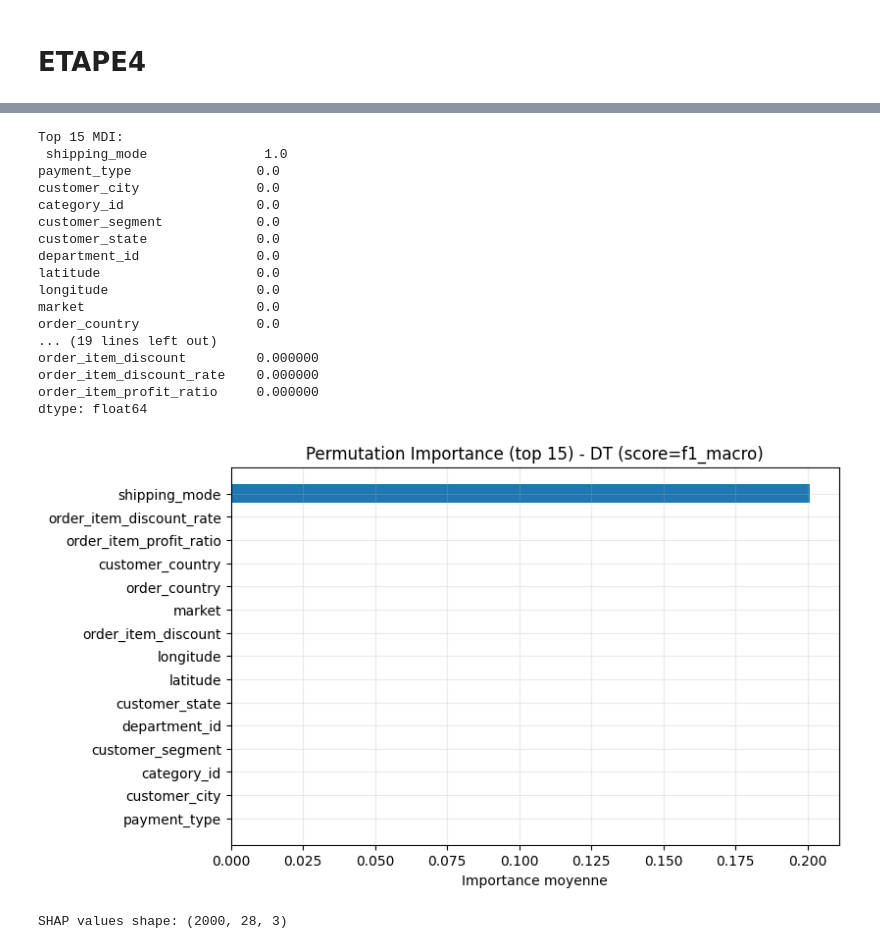
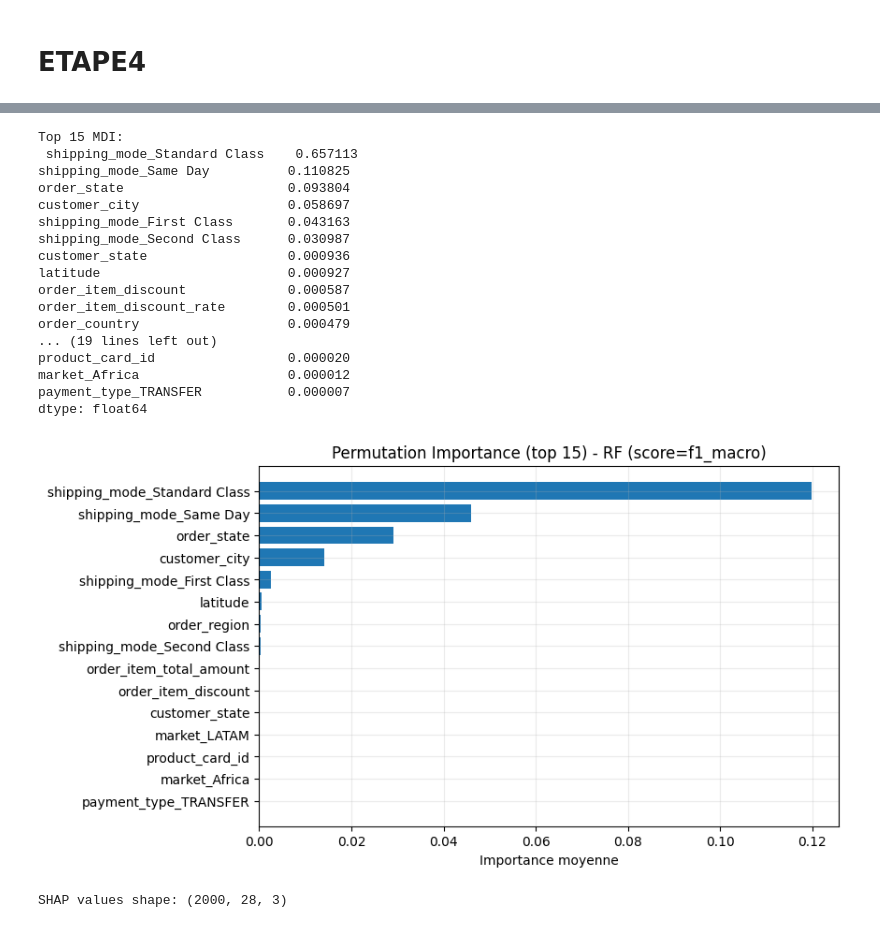
Before and after one commit to moubarik-ashraf/DS_Project, a Jupyter notebook: notebooks/02_modeling.ipynb, the cells around one changed output, grey strips where cells are left out. Drawn from its saved outputs; the diff is of its cells as text; code cells hidden in the pictures.

```diff
--- a/notebooks/02_modeling.ipynb
+++ b/notebooks/02_modeling.ipynb
@@ -50,7 +50,7 @@ print("📂 PRÉPARATION DES DONNÉES (UNE FOIS POUR TOUTES)")
 print("-" * 60)
 
 # 1) Chargement
-file_name = "/content/DS_Project/data/processed/data_processed_final.csv"
+file_name = "/content/DS_Project/data/processed/data_processed_final_v4.csv"
 df = pd.read_csv(file_name)
 print(f"✅ Données chargées : {df.shape[0]} lignes, {df.shape[1]} colonnes.")
 
@@ -1555,29 +1495,2 @@ plt.show()
 # %% [markdown]
 # ETAPE4
-# %%
-from sklearn.tree import DecisionTreeClassifier
-from sklearn.metrics import classification_report, confusion_matrix, f1_score, balanced_accuracy_score
-import pandas as pd
-
-RANDOM_STATE = 42
-
-# ✅ Ta config DT sélectionnée sur validation
-dt_params = {
-    "criterion": "entropy",
-    "random_state": RANDOM_STATE,
-    "ccp_alpha": 0.0016383993835282328,
-    "max_depth": 6,                 # IMPORTANT: int (pas float)
-    "min_samples_split": 76,
-    "min_samples_leaf": 19,
-    "class_weight": None
-}
-
-dt_final = DecisionTreeClassifier(**dt_params)
-dt_final.fit(X_trainval, y_trainval)
-
-y_pred_test = dt_final.predict(X_test)
-
-print("macro_f1:", f1_score(y_test, y_pred_test, average="macro"))
-print("balanced_acc:", balanced_accuracy_score(y_test, y_pred_test))
-print("\nClassification report:\n", classification_report(y_test, y_pred_test))
-print("\nConfusion matrix:\n", confusion_matrix(y_test, y_pred_test))
@@ -1606,51 +1562,51 @@ import numpy as np
 import pandas as pd
 import matplotlib.pyplot as plt
 from sklearn.inspection import permutation_importance
 
 feature_names = list(X_trainval.columns)
 
 # 1) Importances "internes" (MDI)
-mdi = pd.Series(dt_final.feature_importances_, index=feature_names).sort_values(ascending=False)
+mdi = pd.Series(rf_final.feature_importances_, index=feature_names).sort_values(ascending=False)
 
 # 2) Permutation importance (sur validation interne = X_test ici, car étape 4)
 perm = permutation_importance(
-    dt_final, X_test, y_test,
+    rf_final, X_test, y_test,
     n_repeats=10,
     random_state=42,
     scoring="f1_macro"
 )
 perm_imp = pd.Series(perm.importances_mean, index=feature_names).sort_values(ascending=False)
 
 print("Top 15 MDI:\n", mdi.head(15), "\n")
 print("Top 15 Permutation (f1_macro):\n", perm_imp.head(15))
 
 # Plot (Permutation)
 topk = 15
 plt.figure(figsize=(8,5))
 plt.barh(perm_imp.head(topk).sort_values().index, perm_imp.head(topk).sort_values().values)
-plt.title("Permutation Importance (top 15) - DT (score=f1_macro)")
+plt.title("Permutation Importance (top 15) - RF (score=f1_macro)")
 plt.xlabel("Importance moyenne")
 plt.grid(True, alpha=0.25)
 plt.show()
 # %% [output]
 Top 15 MDI:
- shipping_mode               1.0
-payment_type                0.0
-customer_city               0.0
-category_id                 0.0
-customer_segment            0.0
-customer_state              0.0
-department_id               0.0
-latitude                    0.0
-longitude                   0.0
-market                      0.0
-order_country               0.0
+ shipping_mode_Standard Class    0.657113
+shipping_mode_Same Day          0.110825
+order_state                     0.093804
+customer_city                   0.058697
+shipping_mode_First Class       0.043163
+shipping_mode_Second Class      0.030987
+customer_state                  0.000936
+latitude                        0.000927
+order_item_discount             0.000587
+order_item_discount_rate        0.000501
+order_country                   0.000479
 ... (19 lines left out)
-order_item_discount         0.000000
-order_item_discount_rate    0.000000
-order_item_profit_ratio     0.000000
+product_card_id                 0.000020
+market_Africa                   0.000012
+payment_type_TRANSFER           0.000007
 dtype: float64
-[figure, old version]
+[figure, new version]
 # %%
 # --- SHAP (robuste) : summary plot pour la classe 0 = Delayed ---
 # Si besoin : !pip -q install shap
```
Also changed, not shown: parts of 26 cells of this notebook.
